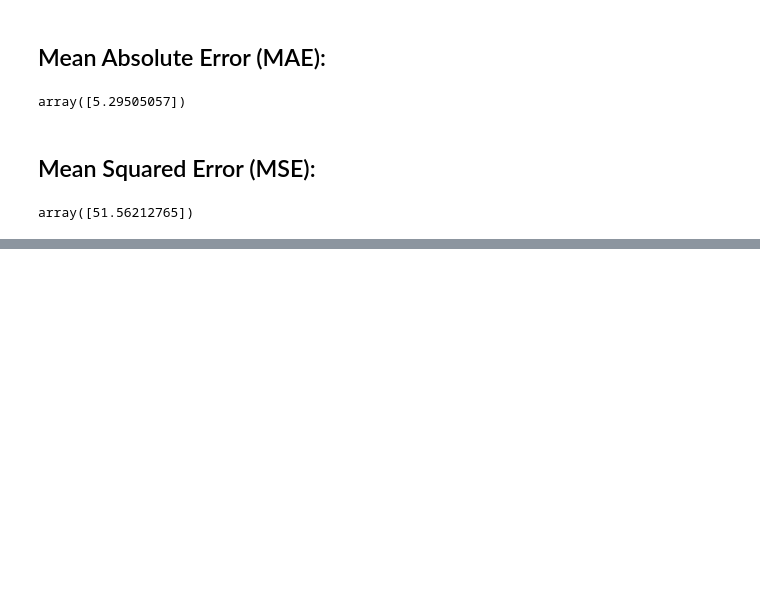
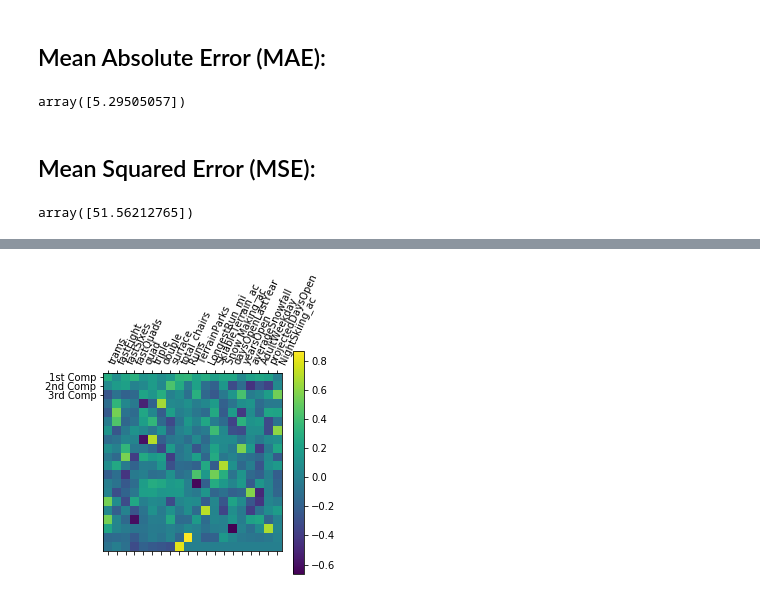
Before and after one commit to jordansahls/Guided-Capstone-Project, a Jupyter notebook: GuidedCapstoneStep6HL.ipynb, the cells around one changed output, grey strips where cells are left out. Drawn from its saved outputs; the diff is of its cells as text; code cells hidden in the pictures; blank space fills up the shorter version.

```diff
--- a/GuidedCapstoneStep6HL.ipynb
+++ b/GuidedCapstoneStep6HL.ipynb
@@ -200,0 +231,5 @@ array([51.56212765])
+# %%
+from sklearn.decomposition import PCA
+pca = PCA(n_components = 20)
+pca.fit(X_scaled)
+X_pca = pca.transform(X_scaled)
@@ -200,0 +250,8 @@ array([51.56212765])
+# %%
+plt.matshow(pca.components_,cmap='viridis')
+plt.yticks([0,1,2],['1st Comp','2nd Comp','3rd Comp'],fontsize=10)
+plt.colorbar()
+plt.xticks(range(len(X.columns)),X.columns,rotation=65,ha='left')
+plt.show()
+# %% [output]
+[figure, added]
```
Also changed, not shown: parts of 18 cells of this notebook.
